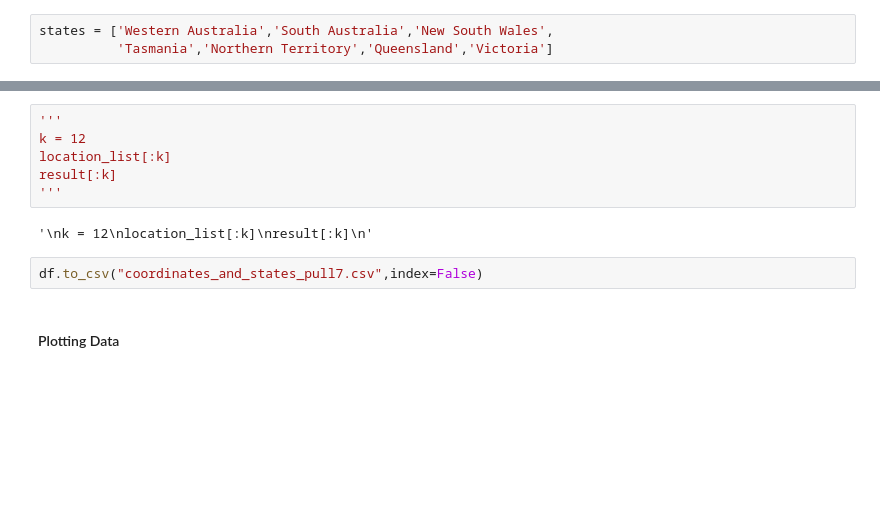
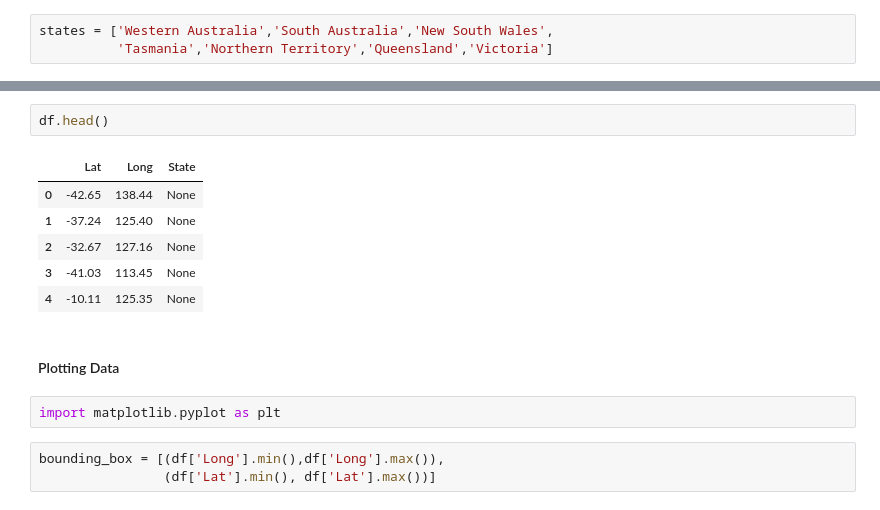
Before and after one commit to mmatosin/MLgeo, a Jupyter notebook: notebooks/MLgeo_data_scraping.ipynb, the cells around one changed output, grey strips where cells are left out. Drawn from its saved outputs; the diff is of its cells as text; blank space fills up the shorter version.

```diff
--- a/notebooks/MLgeo_data_scraping.ipynb
+++ b/notebooks/MLgeo_data_scraping.ipynb
@@ -208,13 +172,17 @@ Tasmania                35
 Name: State, dtype: int64
-# %%
-'''
-k = 12
-location_list[:k]
-result[:k]
-'''
-# %% [output]
-'\nk = 12\nlocation_list[:k]\nresult[:k]\n'
-# %%
-df.to_csv("coordinates_and_states_pull7.csv",index=False)
+# %%
+df.head()
+# %% [output]
+|  | Lat | Long | State |
+| 0 | -42.65 | 138.44 | None |
+| 1 | -37.24 | 125.40 | None |
+| 2 | -32.67 | 127.16 | None |
+| 3 | -41.03 | 113.45 | None |
+| 4 | -10.11 | 125.35 | None |
 # %% [markdown]
 #### Plotting Data
+# %%
+import matplotlib.pyplot as plt
+# %%
+bounding_box = [(df['Long'].min(),df['Long'].max()),
+                (df['Lat'].min(), df['Lat'].max())]
```
Also changed, not shown: parts of 13 cells of this notebook, 1 other file.
